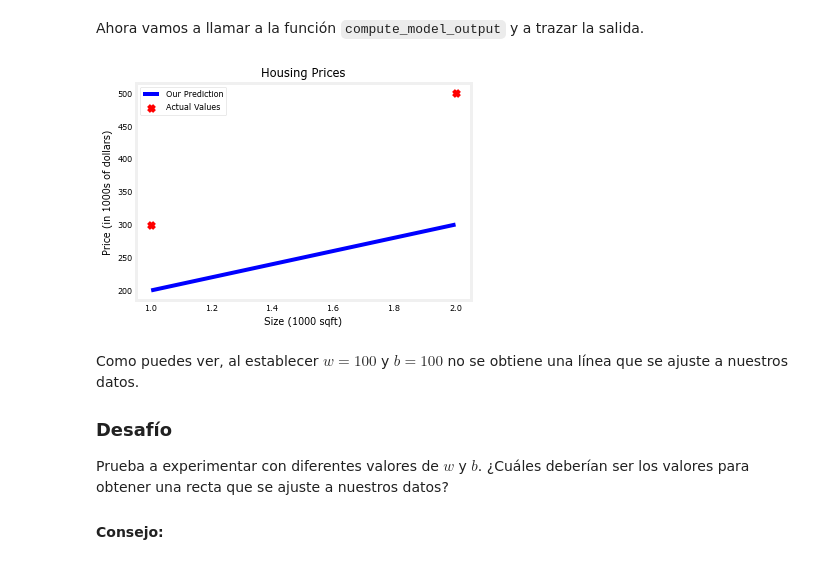
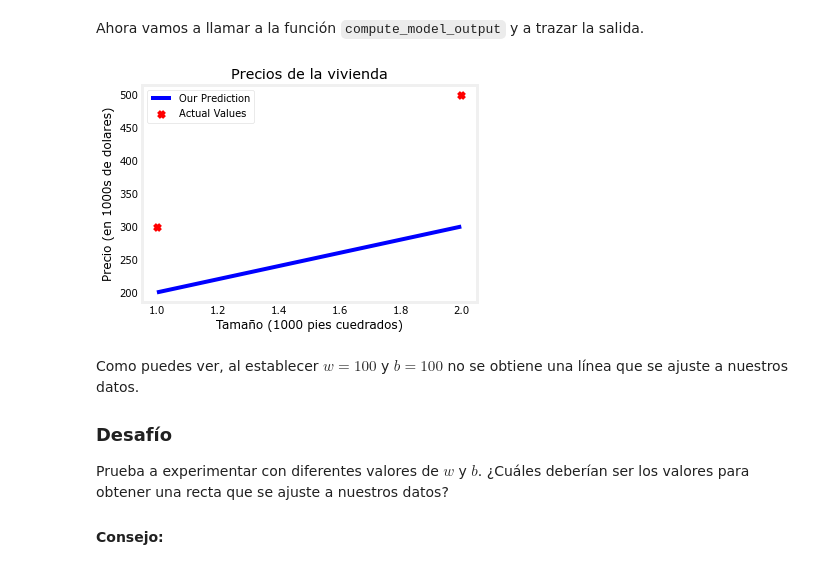
Before and after one commit to IngCarlaPezzone/Clase-Machine-Learning, a Jupyter notebook: Clase 6/Clase 6 - 2 - Representación del modelo.ipynb, the cells around one changed output. Saved outputs shown, nothing was run; the diff lists cells and outputs as text; code cells hidden in the pictures.

```diff
--- a/Clase 6/Clase 6 - 2 - Representación del modelo.ipynb
+++ b/Clase 6/Clase 6 - 2 - Representación del modelo.ipynb
@@ -148,12 +146,12 @@ Para un gran número de puntos de datos, esto puede ser difícil de manejar y re
 # %%
 def compute_model_output(x, w, b):
     """
-    Computes the prediction of a linear model
+    Calcula el precios de la vivienda la predicción de un modelo lineal
     Args:
-      x (ndarray (m,)): Data, m examples
-      w,b (scalar)    : model parameters
-    Returns
-      y (ndarray (m,)): target values
+      x (ndarray (m,)): Datos, m ejemplos
+      w,b (escalar) : parámetros del modelo
+    Devuelve
+      y (ndarray (m,)): valores objetivo
     """
     m    = x.shape[0]
     f_wb = np.zeros(m)
@@ -166,22 +164,18 @@ Ahora vamos a llamar a la función `compute_model_output` y a trazar la salida.
 # %%
 tmp_f_wb = compute_model_output(x_train, w, b,)
 
 # Plot our model prediction
 plt.plot(x_train, tmp_f_wb, c='b',label='Our Prediction')
 
 # Plot the data points
 plt.scatter(x_train, y_train, marker='x', c='r',label='Actual Values')
-
-# Set the title
-plt.title("Housing Prices")
-# Set the y-axis label
-plt.ylabel('Price (in 1000s of dollars)')
-# Set the x-axis label
-plt.xlabel('Size (1000 sqft)')
+plt.title("Precios de la vivienda")
+plt.ylabel('Precio (en 1000s de dolares)')
+plt.xlabel('Tamaño (1000 pies cuedrados)')
 plt.legend()
 plt.show()
 # %% [output]
-[figure, old version]
+[figure, new version]
 # %% [markdown]
 Como puedes ver, al establecer $w = 100$ y $b = 100$ no se obtiene una línea que se ajuste a nuestros datos.
 
```
Also changed, not shown: parts of 38 cells of this notebook, 7 other files.
